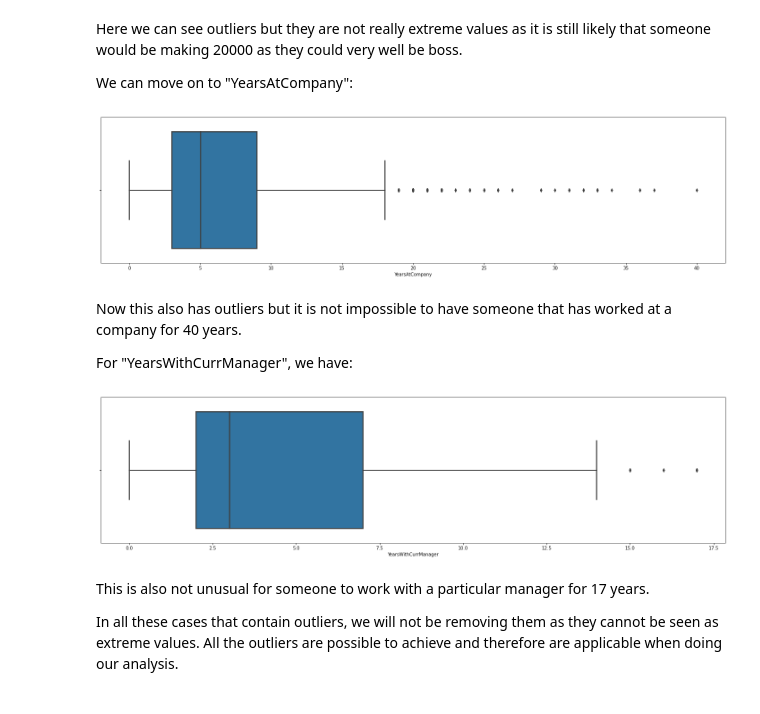
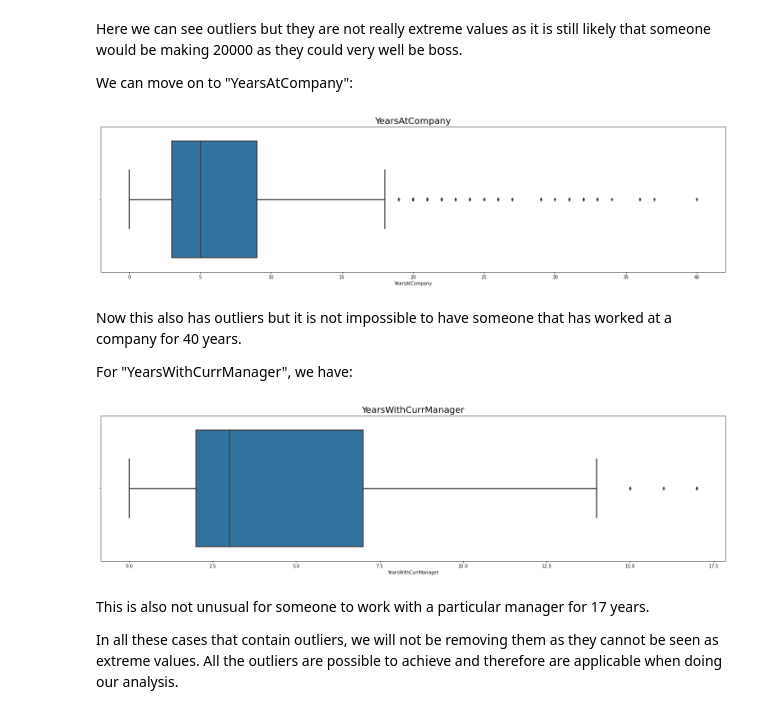
Before and after one commit to Ad2891/Slutuppgift-team12, a Jupyter notebook: Slutuppgift.ipynb, the cells around one changed output. Saved outputs shown, nothing was run; the diff lists cells and outputs as text; code cells hidden in the pictures.

```diff
--- a/Slutuppgift.ipynb
+++ b/Slutuppgift.ipynb
@@ -415,10 +414,12 @@ From here, we will be looking out for any outliers and extreme values. Something
 We start with looking at outliers using the codebox below:
 # %%
 #Method to produce boxplots to show data spread and outliers
-def plot_outlier(feature):
+def plot_outlier(feature, name):
   #Create a new figure
   plt.figure(figsize=(25, 6))
   #Use the feature's data so plot in the boxplot
   ax = sb.boxplot(x=feature, linewidth=2.5)
+  #set a title
+  ax.set_title(name, fontsize=20)
 # %%
 #Call the boxplot method with feature "Age" as the data
@@ -440,18 +441,18 @@ Here we can see outliers but they are not really extreme values as it is still l
 We can move on to "YearsAtCompany":
 # %%
 #Call the boxplot method with feature "YearsAtCompany" as the data
-plot_outlier(employee_data_dummies["YearsAtCompany"])
+plot_outlier(employee_data_dummies["YearsAtCompany"], "YearsAtCompany")
 # %% [output]
-[figure, old version]
+[figure, new version]
 # %% [markdown]
 Now this also has outliers but it is not impossible to have someone that has worked at a company for 40 years.
 
 For "YearsWithCurrManager", we have:
 # %%
 #Call the boxplot method with feature "YearsWithCurrManager" as the data
-plot_outlier(employee_data_dummies["YearsWithCurrManager"])
+plot_outlier(employee_data_dummies["YearsWithCurrManager"], "YearsWithCurrManager")
 # %% [output]
-[figure, old version]
+[figure, new version]
 # %% [markdown]
 This is also not unusual for someone to work with a particular manager for 17 years.
 
```
Also changed, not shown: parts of 16 cells of this notebook.
